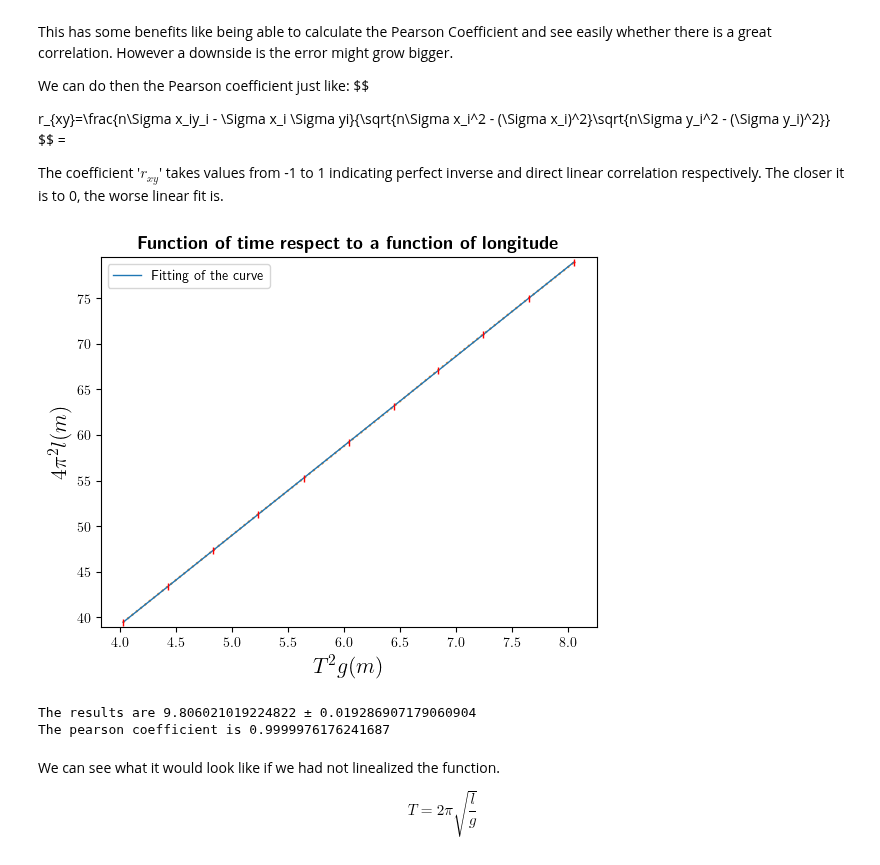
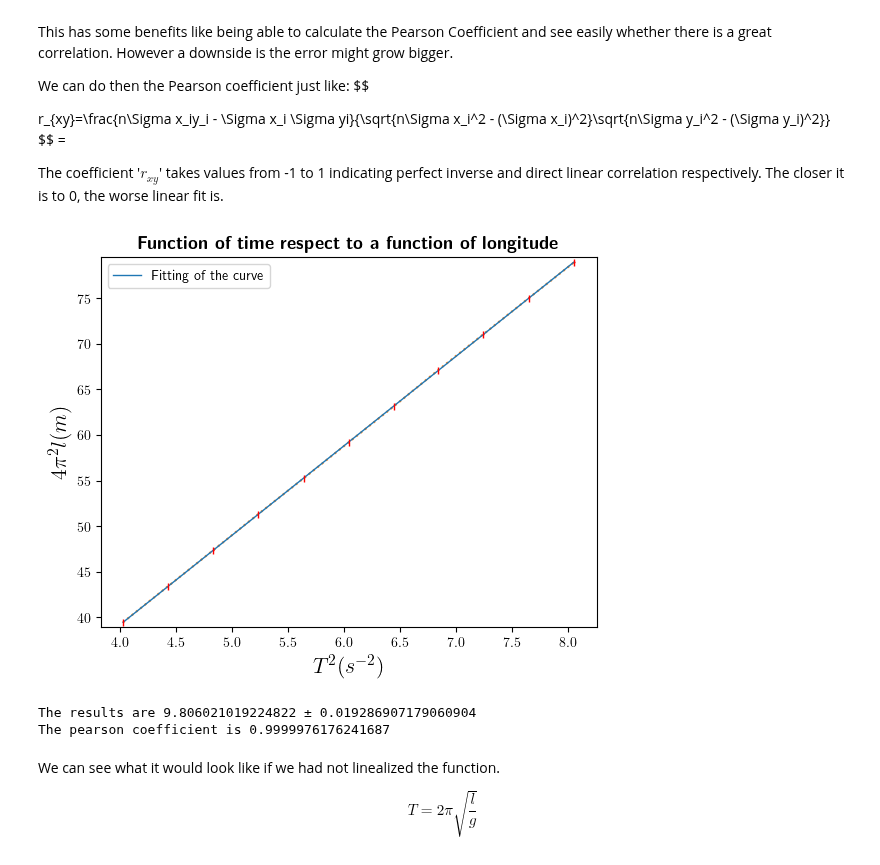
Before and after one commit to DiegoConol/Fisica-Computacional, a Jupyter notebook: Clase-con-Filipa/Pendulo/Pendulum Diego Contreras Olmos.ipynb, the cells around one changed output. Drawn from its saved outputs; the diff is of its cells as text; code cells hidden in the pictures.

```diff
--- a/Clase-con-Filipa/Pendulo/Pendulum Diego Contreras Olmos.ipynb
+++ b/Clase-con-Filipa/Pendulo/Pendulum Diego Contreras Olmos.ipynb
@@ -275,35 +277,35 @@ for i in range(n):
 pearson= (n**2*mediaxy-n**2*mediax*mediay)/(np.sqrt(n*x2-(n*mediax)**2)*np.sqrt(n*y2-(n*mediay)**2))
 
 
 #Now we can plot it.
 
 
 fig, ax2 = plt.subplots()
 
 
 ax2.axis([longitud[0]-0.05, longitud[-1]+0.05, mediatiempo1[0]-0.05, mediatiempo1[-1]+0.05])
 
 
 #These axis the -0.05 are just so it does not touch the borders.
 #It is not perfect. If 'longitude' was decreasing this would destroy some data, so we have to check whether it is increasing or decreasing
 
 ax2.axis([x[0]-0.2, x[-1]+0.2, ypredict[0]-0.5,ypredict[-1]+0.5])
 ax2.plot(x, ypredict, label = r'Fitting of the curve', linewidth=1.0)
-ax2.set_xlabel(r'$T^2 g (m)$', fontsize = 16)
+ax2.set_xlabel(r'$T^2 (s^{-2})$', fontsize = 16)
 ax2.set_ylabel(r'$4\pi^2 l (m)$', fontsize = 16)
 ax2.legend()
 ax2.set_title(r'\textbf{Function of time respect to a function of longitude}', fontsize = 13)
 
 #Now for the error bars
 
 ax2.errorbar(x, y, xerr = Ux, yerr = Uy, fmt= '', ecolor= 'r', elinewidth = 1,
             barsabove=True, linestyle = 'dotted')
 
 plt.show()
 print("The results are", popt[0], u"\u00B1", (pcov[0,0])**0.5)
 print("The pearson coefficient is", pearson)
 # %% [output]
-[figure, old version]
+[figure, new version]
 The results are 9.806021019224822 ± 0.019286907179060904
 The pearson coefficient is 0.9999976176241687
 # %% [markdown]
```
Also changed, not shown: parts of 1 cell of this notebook.
